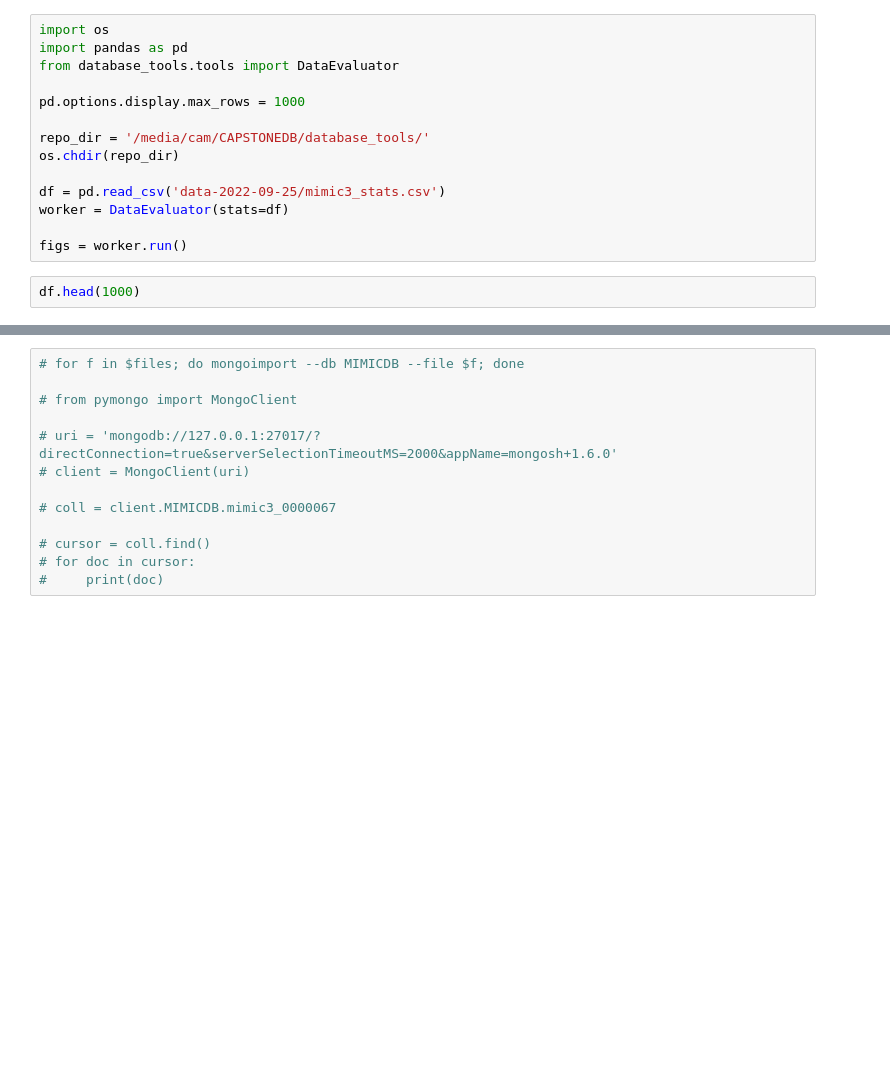
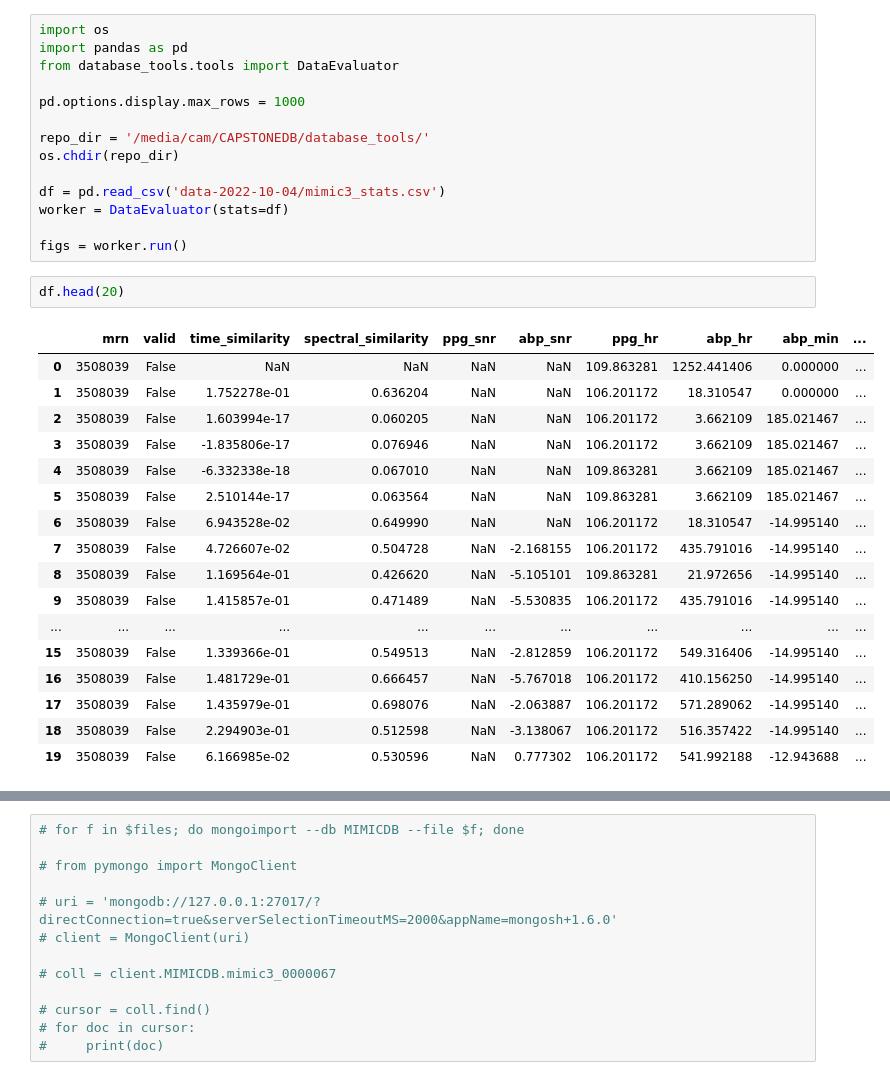
Before and after one commit to HeartfeltBP/database_tools, a Jupyter notebook: notebooks/workbench.ipynb, the cells around one changed output, grey strips where cells are left out. Cells and saved outputs as stored; diff of their text form; blank space fills up the shorter version.

```diff
--- a/notebooks/workbench.ipynb
+++ b/notebooks/workbench.ipynb
@@ -41,9 +41,27 @@ pd.options.display.max_rows = 1000
 repo_dir = '/media/cam/CAPSTONEDB/database_tools/'
 os.chdir(repo_dir)
 
-df = pd.read_csv('data-2022-09-25/mimic3_stats.csv')
+df = pd.read_csv('data-2022-10-04/mimic3_stats.csv')
 worker = DataEvaluator(stats=df)
 
 figs = worker.run()
 # %%
-df.head(1000)
+df.head(20)
+# %% [output]
+|  | mrn | valid | time_similarity | spectral_similarity | ppg_snr | abp_snr | ppg_hr | abp_hr | abp_min | ... |
+| 0 | 3508039 | False | NaN | NaN | NaN | NaN | 109.863281 | 1252.441406 | 0.000000 | ... |
+| 1 | 3508039 | False | 1.752278e-01 | 0.636204 | NaN | NaN | 106.201172 | 18.310547 | 0.000000 | ... |
+| 2 | 3508039 | False | 1.603994e-17 | 0.060205 | NaN | NaN | 106.201172 | 3.662109 | 185.021467 | ... |
+| 3 | 3508039 | False | -1.835806e-17 | 0.076946 | NaN | NaN | 106.201172 | 3.662109 | 185.021467 | ... |
+| 4 | 3508039 | False | -6.332338e-18 | 0.067010 | NaN | NaN | 109.863281 | 3.662109 | 185.021467 | ... |
+| 5 | 3508039 | False | 2.510144e-17 | 0.063564 | NaN | NaN | 109.863281 | 3.662109 | 185.021467 | ... |
+| 6 | 3508039 | False | 6.943528e-02 | 0.649990 | NaN | NaN | 106.201172 | 18.310547 | -14.995140 | ... |
+| 7 | 3508039 | False | 4.726607e-02 | 0.504728 | NaN | -2.168155 | 106.201172 | 435.791016 | -14.995140 | ... |
+| 8 | 3508039 | False | 1.169564e-01 | 0.426620 | NaN | -5.105101 | 109.863281 | 21.972656 | -14.995140 | ... |
+| 9 | 3508039 | False | 1.415857e-01 | 0.471489 | NaN | -5.530835 | 106.201172 | 435.791016 | -14.995140 | ... |
+| ... | ... | ... | ... | ... | ... | ... | ... | ... | ... | ... |
+| 15 | 3508039 | False | 1.339366e-01 | 0.549513 | NaN | -2.812859 | 106.201172 | 549.316406 | -14.995140 | ... |
+| 16 | 3508039 | False | 1.481729e-01 | 0.666457 | NaN | -5.767018 | 106.201172 | 410.156250 | -14.995140 | ... |
+| 17 | 3508039 | False | 1.435979e-01 | 0.698076 | NaN | -2.063887 | 106.201172 | 571.289062 | -14.995140 | ... |
+| 18 | 3508039 | False | 2.294903e-01 | 0.512598 | NaN | -3.138067 | 106.201172 | 516.357422 | -14.995140 | ... |
+| 19 | 3508039 | False | 6.166985e-02 | 0.530596 | NaN | 0.777302 | 106.201172 | 541.992188 | -12.943688 | ... |
```
Also changed, not shown: parts of 14 cells of this notebook, 9 other files.
